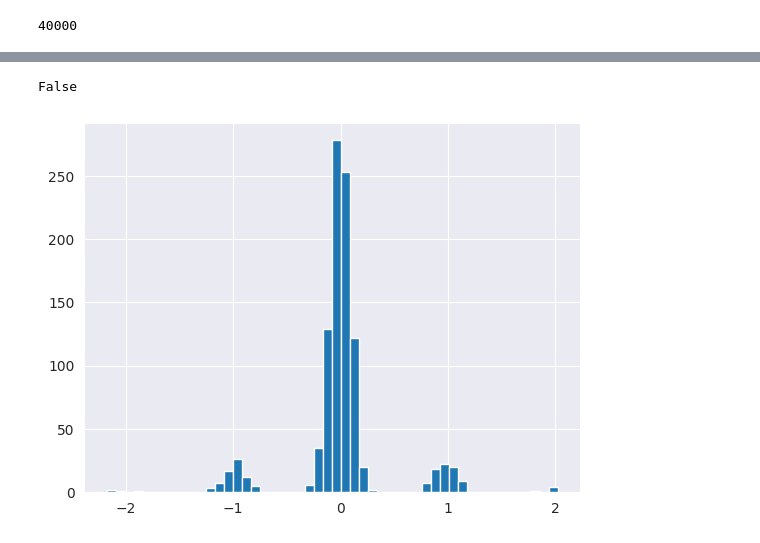
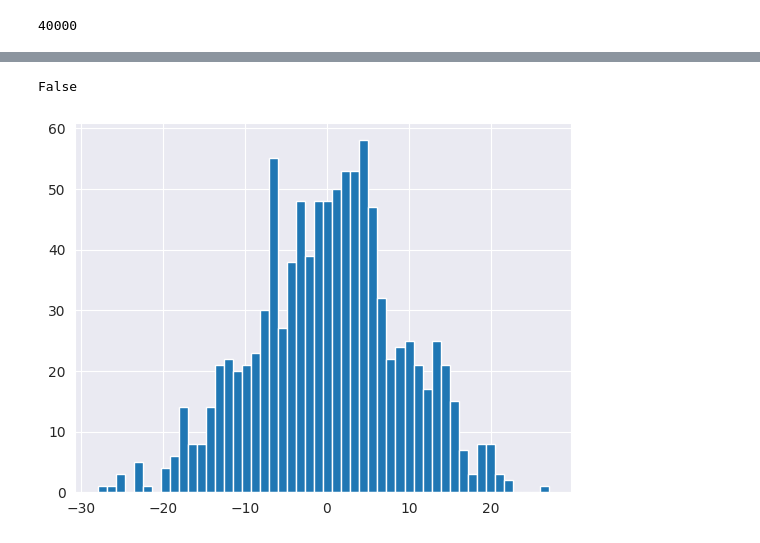
Before and after one commit to kkorolev1/mcmc-control-variates, a Jupyter notebook: experiments.ipynb, the cells around one changed output, grey strips where cells are left out. Drawn from its saved outputs; the diff is of its cells as text; code cells hidden in the pictures.

Commit message:
pass std of initial points as mcmc params

```diff
--- a/experiments.ipynb
+++ b/experiments.ipynb
@@ -23,7 +29,6 @@ sns.set_style("darkgrid")
 # %%
 from dist import GaussianMixture
 #mixture = GaussianMixture(np.array([-10, 10]), np.array([1, 1]))
-dist_dim = 10
-mixture = GaussianMixture(jnp.vstack([-10*jnp.ones((dist_dim), dtype=float), jnp.zeros((dist_dim), dtype=float), 10*jnp.ones((dist_dim), dtype=float)]), jnp.ones((3), dtype=float))
+mixture = GaussianMixture(jnp.vstack([-10*jnp.ones((DIST_DIM), dtype=float), jnp.zeros((DIST_DIM), dtype=float), 10*jnp.ones((DIST_DIM), dtype=float)]), jnp.ones((3), dtype=float))
 #mixture = GaussianMixture(jnp.vstack([10 * jnp.ones((dist_dim), dtype=float)]), jnp.ones((1), dtype=float))
 grad_log_p = jax.jit(jax.grad(mixture.log_p))
@@ -45,8 +48,8 @@ plt.show()
 from mcmc import LangevinDynamics, sample_multichain
 # %%
 rng, key = jax.random.split(rng)
-sampler = LangevinDynamics(gradient_func=grad_log_p, n_samples=500, gamma=5e-2, burnin_steps=100)
-samples = sample_multichain(sampler, dist_dim, key, n_chains = 100)
+sampler = LangevinDynamics(gradient_func=grad_log_p, n_samples=500, gamma=1e-1, burnin_steps=100)
+samples = sample_multichain(sampler, DIST_DIM, key, n_chains = 100, init_std = INIT_STD)
 # %%
 plt.scatter(samples[:,0], samples[:,1], alpha=0.7)
 print(jnp.any(np.isnan(samples)))
@@ -159,7 +156,7 @@ fn_with_cv = lambda x: fn(x) + generator(x)
 # %%
 # Check generator for nans
 rng, key = jax.random.split(rng)
-x = 1000 * jax.random.normal(key, shape=(100, dist_dim))
+x = 1000 * jax.random.normal(key, shape=(100, DIST_DIM))
 y = jax.vmap(generator)(x)
 print(np.any(np.isnan(y)))
 # %% [output]
@@ -211,14 +208,14 @@ from diffcv.cv import DiffLoss, CVALSLoss
 # %%
 rng, key = jax.random.split(rng)
 
-cv_diff_model = ControlVariateModel(in_size=dist_dim, width_size=128, depth=1, key=key)
+cv_diff_model = ControlVariateModel(in_size=DIST_DIM, width_size=128, depth=0, key=key)
 scheduler = optax.exponential_decay(init_value=5e-4, transition_steps=300, decay_rate=0.9)
 optimizer = optax.inject_hyperparams(optax.adam)(learning_rate=scheduler)
 loss = DiffLoss(fn=fn, grad_log_p=grad_log_p)
 
 logger = Logger()
 
-cv_diff_trainer = CVTrainer(cv_diff_model, dataloader, optimizer, loss, logger, n_steps=5000)
+cv_diff_trainer = CVTrainer(cv_diff_model, dataloader, optimizer, loss, logger, n_steps=10_000)
 cv_diff_trainer.train(key)
 
 plot_log_results(logger)
@@ -233,14 +230,14 @@ Array(-0.01226167, dtype=float32)
 fn_with_cv_diff = lambda x: fn(x) + generator_diff(x)
 # %%
 rng, key = jax.random.split(rng)
-cv_diff_estimates = estimate_n_mcmc(fn_with_cv_diff, sampler, dist_dim, key, n_runs=MCMC_N_RUNS)
+cv_diff_estimates = estimate_n_mcmc(fn_with_cv_diff, sampler, DIST_DIM, key, init_std=INIT_STD, n_runs=MCMC_N_RUNS)
 
 print(jnp.any(jnp.isnan(cv_diff_estimates)))
 plt.hist(cv_diff_estimates, bins=50)
 plt.show()
 # %% [output]
 False
-[figure, old version]
+[figure, new version]
 # %%
 true_pi - baseline_estimates.mean(), baseline_estimates.std()
 # %% [output]
```
Also changed, not shown: parts of 25 cells of this notebook, 1 other file.
